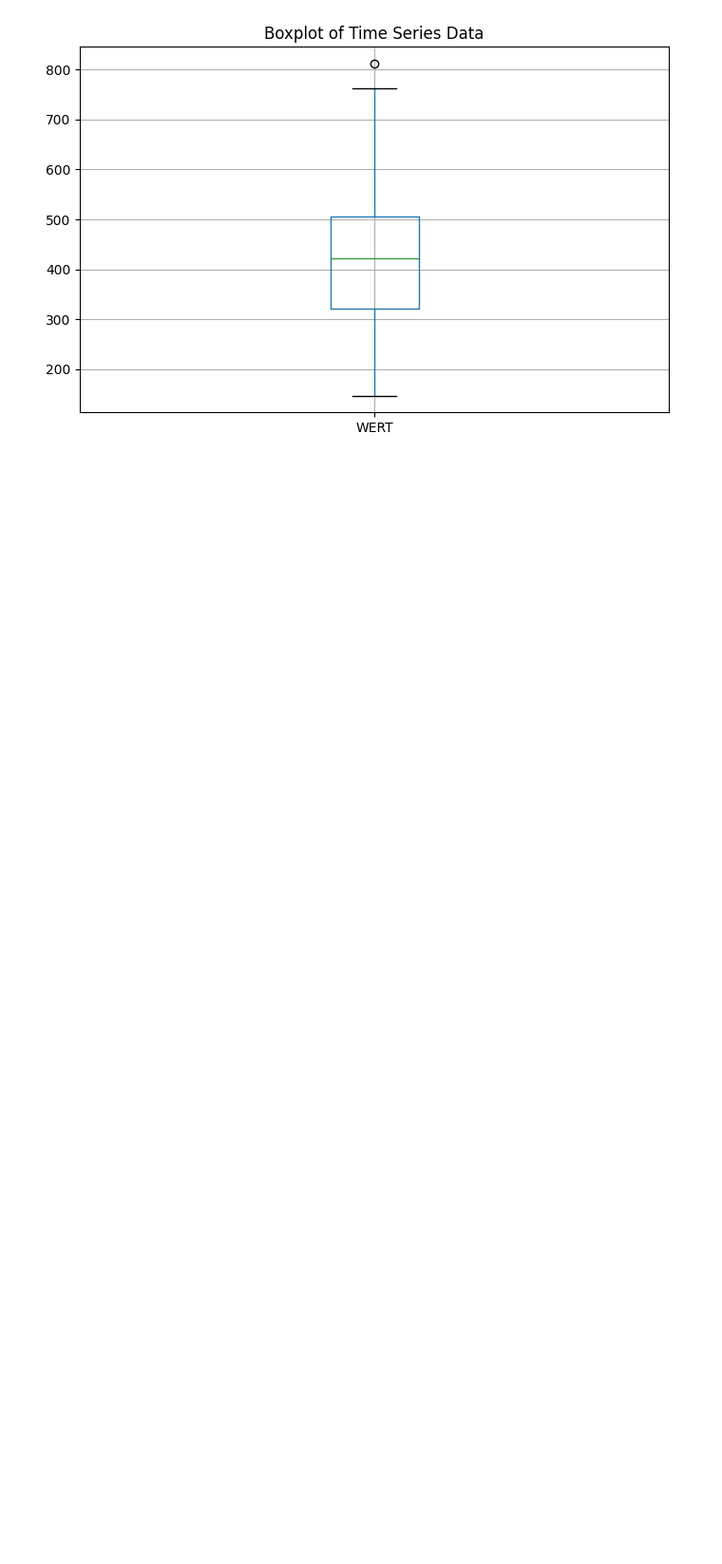
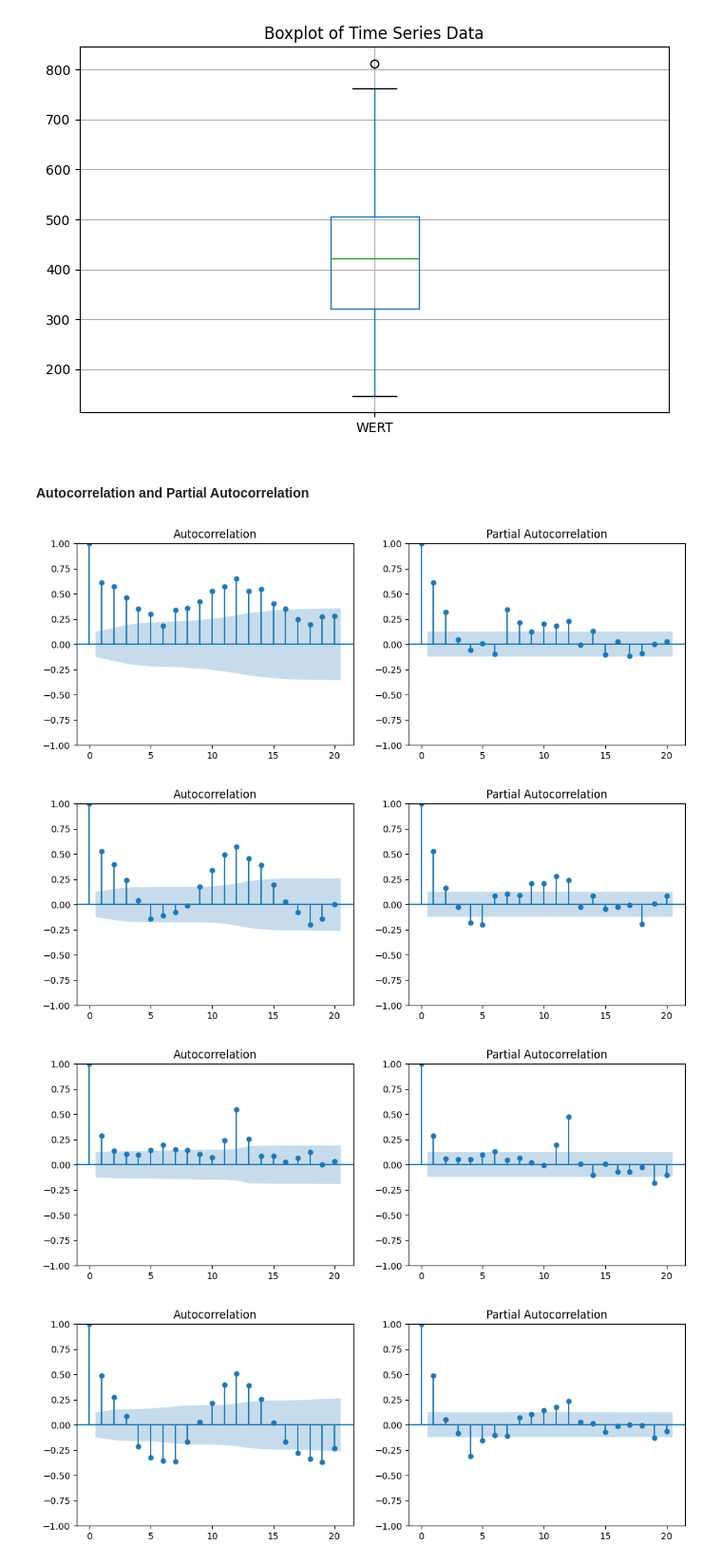
Before and after one commit to PrahithaM/DPS_Task, a Jupyter notebook: DPS_AI_Prahitha.ipynb, the cells around one changed output. Shown at 95% size. Cells and saved outputs as stored; diff of their text form; code cells hidden in the pictures; blank space fills up the shorter version.

Commit message:
ACF, PACF and Stationarity checks

```diff
--- a/DPS_AI_Prahitha.ipynb
+++ b/DPS_AI_Prahitha.ipynb
@@ -352,3 +352,29 @@ plt.show()
 [figure]
 # %%
 traffic_accidents_injured = replace_outliers_with_previous(traffic_accidents_injured, 'WERT')
+# %% [markdown]
+#### Autocorrelation and Partial Autocorrelation
+# %%
+datasets = {
+        'alcohol_accidents_insgesamt': alcohol_accidents_insgesamt,
+        'alcohol_accidents_killed': alcohol_accidents_killed,
+        'escape_accidents_insgesamt': escape_accidents_insgesamt,
+        'escape_accidents_killed': escape_accidents_killed,
+        'traffic_accidents_insgesamt': traffic_accidents_insgesamt,
+        'traffic_accidents_killed': traffic_accidents_killed,
+        'traffic_accidents_injured': traffic_accidents_injured
+    }
+# %%
+def correlation_plots(datasets, column):
+    for dataset in datasets:
+        fig, ax = plt.subplots(1, 2, figsize=(12, 4))
+        sm.graphics.tsa.plot_acf(datasets[dataset][column], lags=20, ax=ax[0])
+        sm.graphics.tsa.plot_pacf(datasets[dataset][column], lags=20, ax=ax[1])
+        plt.show()
+# %%
+correlation_plots(datasets, 'WERT')
+# %% [output]
+[figure, added]
+[figure, added]
+[figure, added]
+[figure, added]
```
Also changed, not shown: parts of 9 cells of this notebook.
